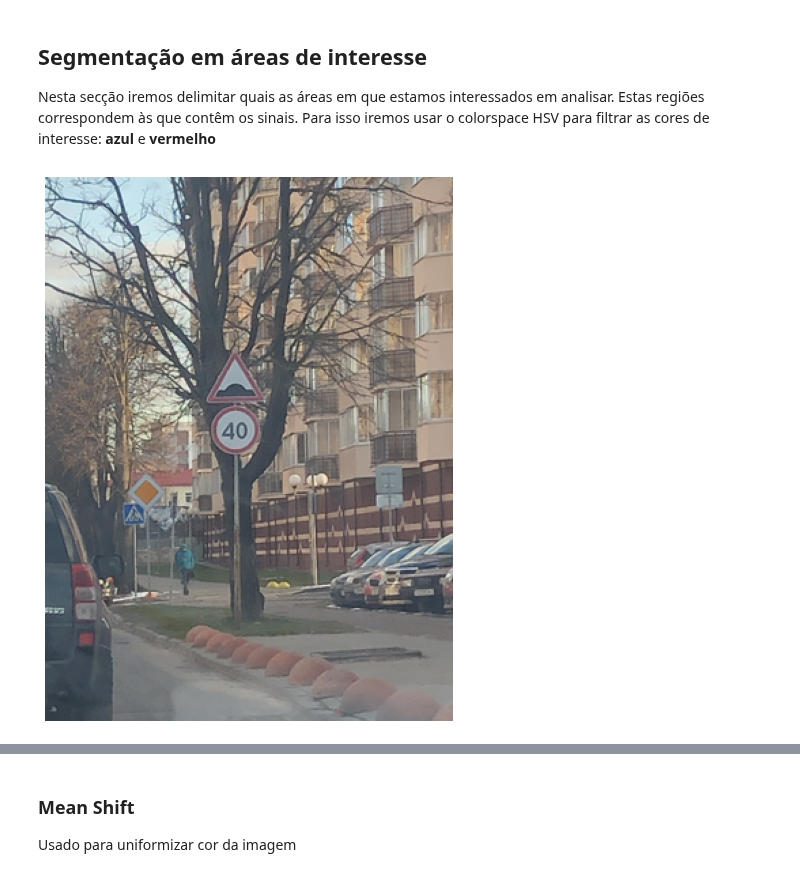
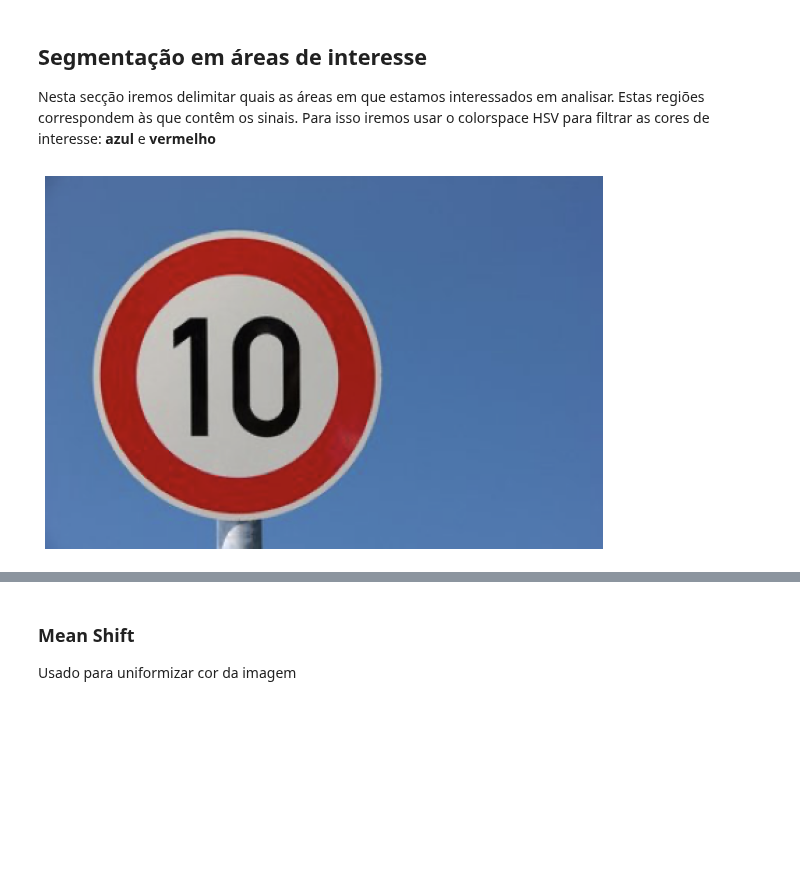
Before and after one commit to joaolucasmartins/VC2022, a Jupyter notebook: notebook.ipynb, the cells around one changed output, grey strips where cells are left out. Saved outputs shown, nothing was run; the diff lists cells and outputs as text; code cells hidden in the pictures; blank space fills up the shorter version.

```diff
--- a/notebook.ipynb
+++ b/notebook.ipynb
@@ -90,11 +90,11 @@ filterType(["speedlimit"])
 Nesta secção iremos delimitar quais as áreas em que estamos interessados em analisar. Estas regiões correspondem às que contêm os sinais. Para isso iremos usar o colorspace HSV para filtrar as cores de interesse: **azul** e **vermelho**
 # %%
 testImages = {"speedlimit": (7, 19, 20, 70)}
-speedLimitId = filterType(["crosswalk"]).index[70]
+speedLimitId = filterType(["speedlimit"]).index[2]
 speedLimit = importImage(speedLimitId)
 displayImage(speedLimit)
 # %% [output]
-[figure, old version]
+[figure, new version]
 # %%
 clahe = cv.createCLAHE(clipLimit=2.0, tileGridSize=(8,8))
 hsv = cv.cvtColor(speedLimit, cv.COLOR_BGR2HSV)
```
Also changed, not shown: parts of 11 cells of this notebook, 1 other file.
